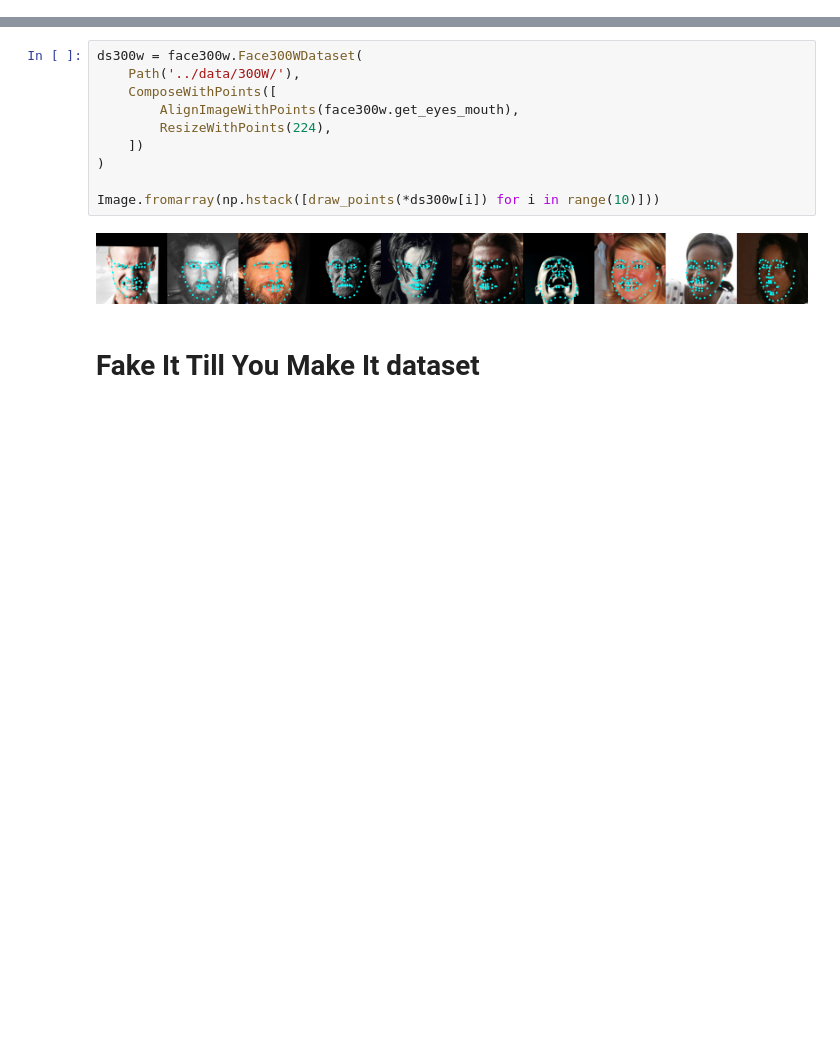
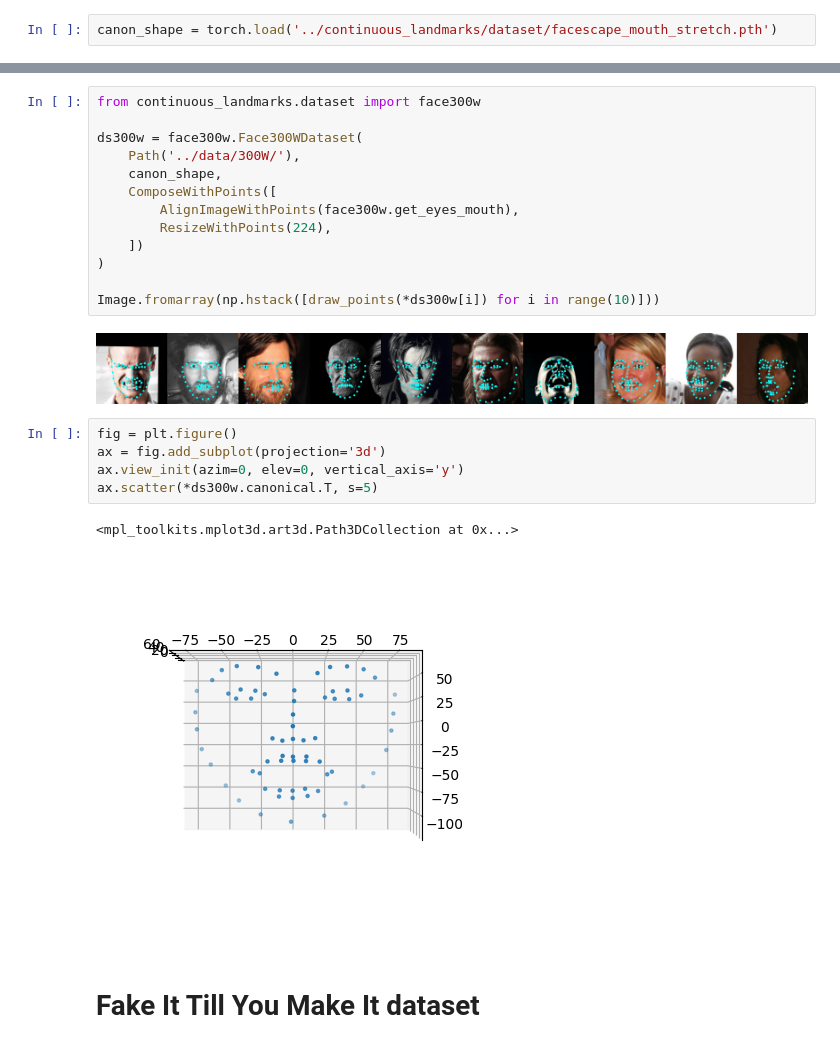
Before and after one commit to florisdf/continuous_landmarks, a Jupyter notebook: notebooks/01_face_alignment.ipynb, the cells around one changed output, grey strips where cells are left out. Cells and saved outputs as stored; diff of their text form; blank space fills up the shorter version.

Commit message:
Add FaceScape dataset to 01_face_alignment.ipynb

```diff
--- a/notebooks/01_face_alignment.ipynb
+++ b/notebooks/01_face_alignment.ipynb
@@ -19,8 +15,13 @@ def draw_points(im, points):
+# %%
+canon_shape = torch.load('../continuous_landmarks/dataset/facescape_mouth_stretch.pth')
 # %% [markdown]
 # 300-W dataset
 # %%
+from continuous_landmarks.dataset import face300w
+
 ds300w = face300w.Face300WDataset(
     Path('../data/300W/'),
+    canon_shape,
     ComposeWithPoints([
         AlignImageWithPoints(face300w.get_eyes_mouth),
         ResizeWithPoints(224),
@@ -30,6 +31,14 @@ ds300w = face300w.Face300WDataset(
 Image.fromarray(np.hstack([draw_points(*ds300w[i]) for i in range(10)]))
 # %% [output]
 [figure]
+# %%
+fig = plt.figure()
+ax = fig.add_subplot(projection='3d')
+ax.view_init(azim=0, elev=0, vertical_axis='y')
+ax.scatter(*ds300w.canonical.T, s=5)
+# %% [output]
+<mpl_toolkits.mplot3d.art3d.Path3DCollection at 0x...>
+[figure, added]
 # %% [markdown]
 # Fake It Till You Make It dataset
 # %%
```
Also changed, not shown: parts of 7 cells of this notebook.
